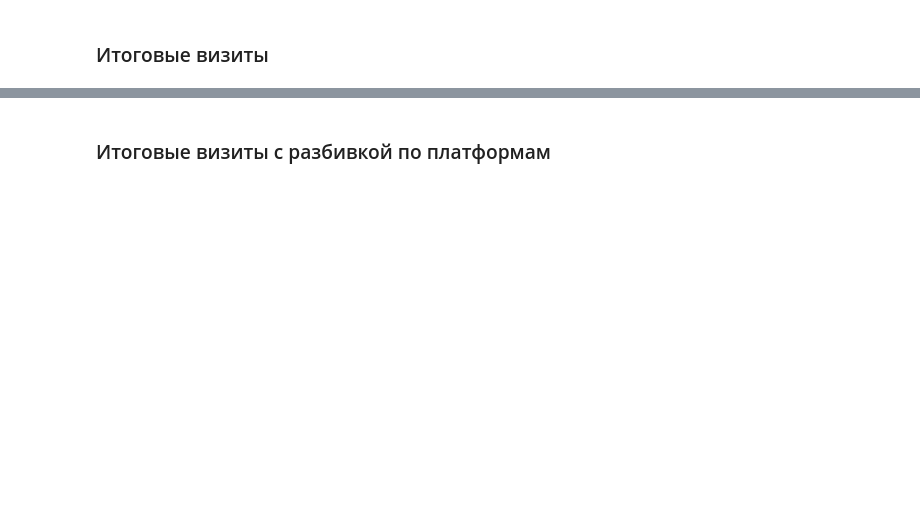
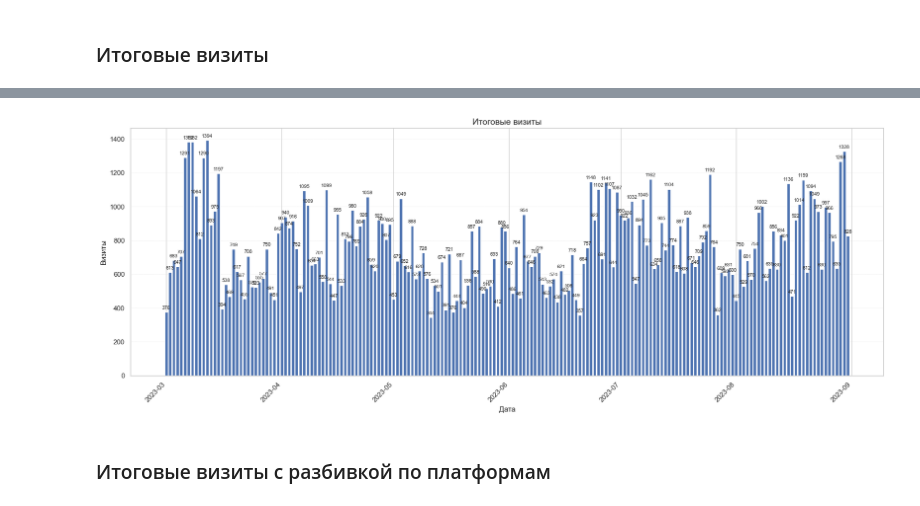
Before and after one commit to Konstantin-Ignatenko-Y/data-analytics-project-100, a Jupyter notebook: charts_project.ipynb, the cells around one changed output, grey strips where cells are left out. Drawn from its saved outputs; the diff is of its cells as text; code cells hidden in the pictures; blank space fills up the shorter version.

```diff
--- a/charts_project.ipynb
+++ b/charts_project.ipynb
@@ -101 +56,4 @@ None
+# %%
+visits_df = visits_df[~visits_df["user_agent"].str.contains("bot", case=False, na=False)]
+visits_df = visits_df.sort_values("datetime").drop_duplicates("visit_id", keep="last")
 # %% [markdown]
@@ -205,0 +61,3 @@ None
+# %%
+visits_grouped = visits_df.groupby(["date", "platform"]).size().reset_index(name="visits")
+regs_grouped = regs_df.groupby(["date", "platform"]).size().reset_index(name="registrations")
@@ -205,0 +66,13 @@ None
+# %%
+merged_df = pd.merge(
+    visits_grouped,
+    regs_grouped,
+    on=["date", "platform"],
+    how="outer"
+)
+merged_df["visits"] = merged_df["visits"].fillna(0).astype(int)
+merged_df["registrations"] = merged_df["registrations"].fillna(0).astype(int)
+merged_df["conversion"] = merged_df.apply(
+    lambda row: (row["registrations"] / row["visits"] * 100) if row["visits"] > 0 else 0, axis=1
+)
+merged_df = merged_df.sort_values("date")
@@ -373,2 +108,30 @@ plt.show()
+# %%
+daily_visits = (merged_df
+                .groupby('date', as_index=False)['visits']
+                .sum()
+                .sort_values('date'))
+fig, ax = plt.subplots(figsize=(18, 7))
+bars = ax.bar(daily_visits['date'],
+              daily_visits['visits'])
+
+for bar in bars:
+    height = bar.get_height()
+    ax.annotate(f'{int(height)}',
+                xy=(bar.get_x() + bar.get_width() / 2, height),
+                xytext=(0, 3),
+                textcoords='offset points',
+                ha='center', va='bottom',
+                fontsize=8)
+
+ax.set_title('Итоговые визиты', fontsize=14)
+ax.set_xlabel('Дата')
+ax.set_ylabel('Визиты')
+plt.xticks(rotation=45, ha='right')
+ax.grid(axis='y', linestyle='--', linewidth=0.3, alpha=0.7)
+
+plt.tight_layout()
+plt.savefig('./charts/total_visits.png')
+# %% [output]
+[figure, added]
 # %% [markdown]
 ### Итоговые визиты с разбивкой по платформам
```
Also changed, not shown: parts of 41 cells of this notebook, 1 other file.
